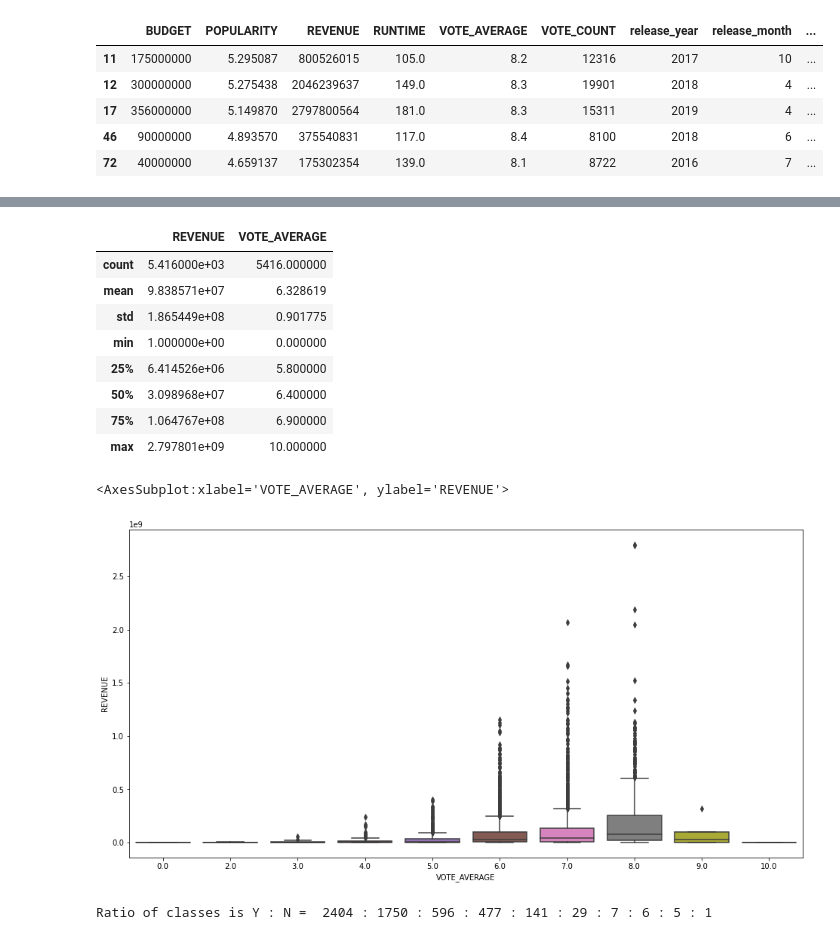
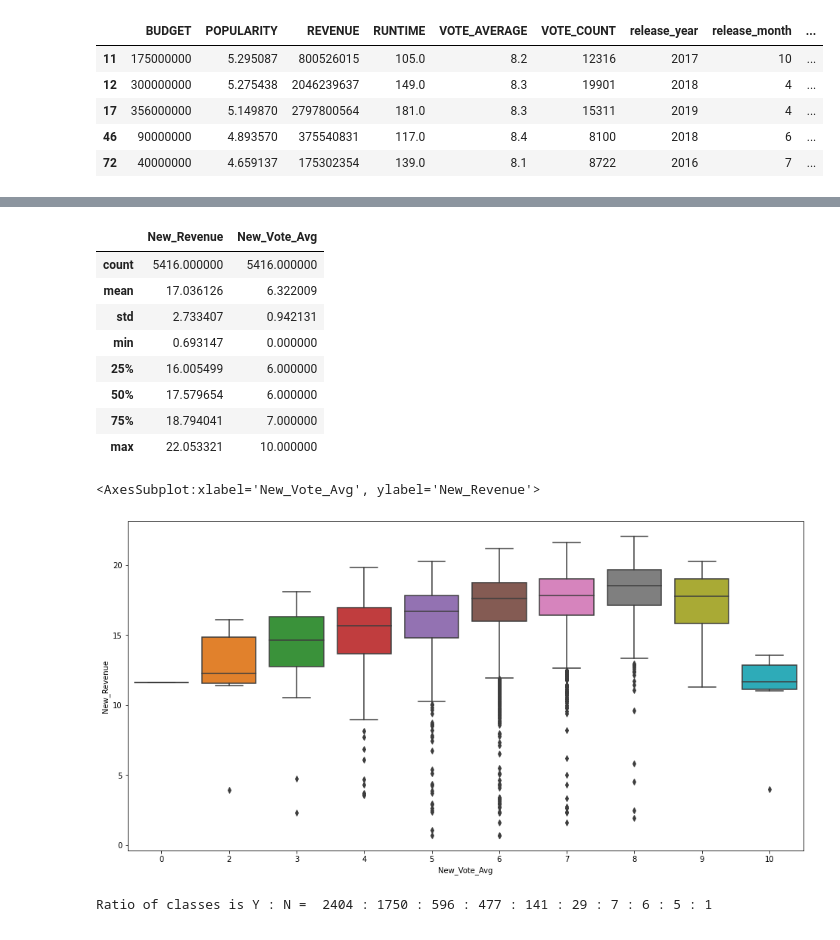
Before and after one commit to EZQQQQ/Movie-Analysis, a Jupyter notebook: MAIN-Copy1.ipynb, the cells around one changed output, grey strips where cells are left out. Saved outputs shown, nothing was run; the diff lists cells and outputs as text; code cells hidden in the pictures.

```diff
--- a/MAIN-Copy1.ipynb
+++ b/MAIN-Copy1.ipynb
@@ -359,3 +359,3 @@ NameError: name 'movie_vote' is not defined
 # %%
-revenue_vote= pd.DataFrame(movie_data, columns= ['REVENUE','VOTE_AVERAGE'])
+revenue_vote= pd.DataFrame(movie_data, columns= ['New_Revenue','New_Vote_Avg'])
 # %%
@@ -366,21 +366,21 @@ sb.jointplot(data = revenue_vote, x = "VOTE_AVERAGE", y = "REVENUE", height = 12
 # %%
 revenue_vote.describe()
 # %% [output]
-|  | REVENUE | VOTE_AVERAGE |
-| count | 5.416000e+03 | 5416.000000 |
-| mean | 9.838571e+07 | 6.328619 |
-| std | 1.865449e+08 | 0.901775 |
-| min | 1.000000e+00 | 0.000000 |
-| 25% | 6.414526e+06 | 5.800000 |
-| 50% | 3.098968e+07 | 6.400000 |
-| 75% | 1.064767e+08 | 6.900000 |
-| max | 2.797801e+09 | 10.000000 |
+|  | New_Revenue | New_Vote_Avg |
+| count | 5416.000000 | 5416.000000 |
+| mean | 17.036126 | 6.322009 |
+| std | 2.733407 | 0.942131 |
+| min | 0.693147 | 0.000000 |
+| 25% | 16.005499 | 6.000000 |
+| 50% | 17.579654 | 6.000000 |
+| 75% | 18.794041 | 7.000000 |
+| max | 22.053321 | 10.000000 |
 # %%
 revenue_vote = revenue_vote.round({'VOTE_AVERAGE':0})
 # %%
 f = plt.figure(figsize=(16, 8))
-sb.boxplot(x = 'VOTE_AVERAGE', y = 'REVENUE', data = revenue_vote)
+sb.boxplot(x = 'New_Vote_Avg', y = 'New_Revenue', data = revenue_vote)
 # %% [output]
-<AxesSubplot:xlabel='VOTE_AVERAGE', ylabel='REVENUE'>
+<AxesSubplot:xlabel='New_Vote_Avg', ylabel='New_Revenue'>
-[figure, old version]
+[figure, new version]
 # %%
```
Also changed, not shown: parts of 15 cells of this notebook.
